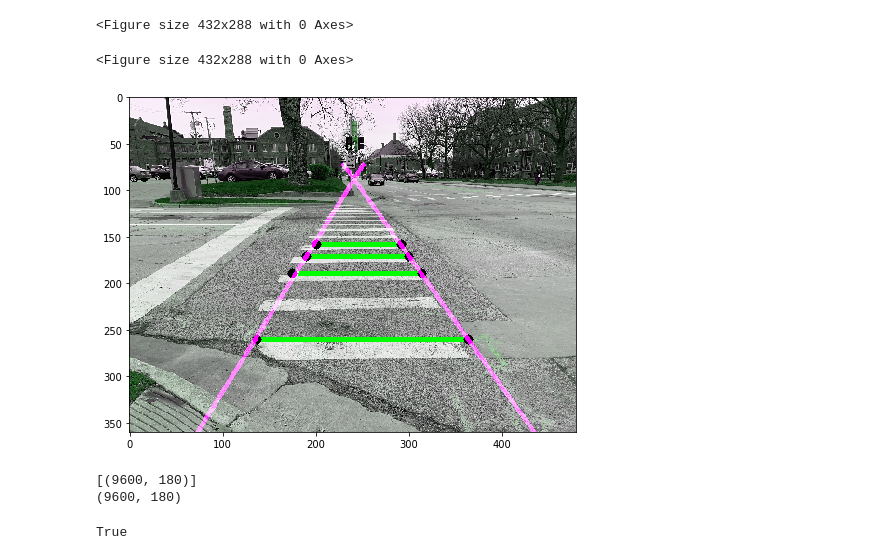
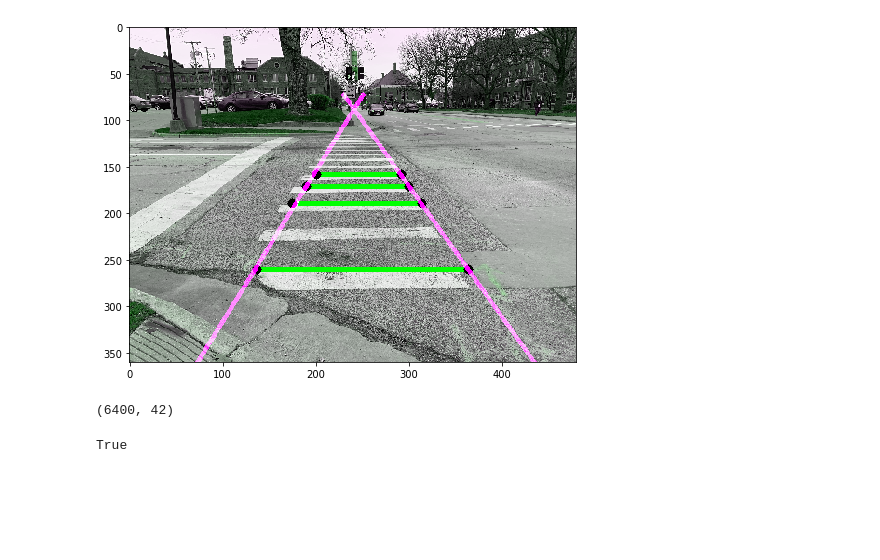
Before and after one commit to Zaoldyeckk/Erlang-System, a Jupyter notebook: FinalProj.ipynb, the cells around one changed output. Cells and saved outputs as stored; diff of their text form; code cells hidden in the pictures; blank space fills up the shorter version.

```diff
--- a/FinalProj.ipynb
+++ b/FinalProj.ipynb
@@ -365,8 +365,9 @@ def filterColors(img, box, threshold=0.015):
     else:
         return 'nostate'
 
-def img_seg(IMG_NAME):
-    img = read_image(IMG_NAME)
+def img_seg(img):
+    #img = read_image(IMG_NAME)
+    img = cv2.resize(img, (480, 360), interpolation=cv2.INTER_NEAREST)
     img = scipy.ndimage.gaussian_filter(img, sigma = sigma)
     edges = build(img)
 
@@ -395,8 +396,8 @@ def img_seg(IMG_NAME):
             u.union(a, b)
 
     output = generate_image(u, w, h)
-    output.save("sef2.png")
-
+    #output.save("sef2.png")
+    return np.array(output)
 def ransac(points):
     pass
 # %%
@@ -541,63 +540,53 @@ cv2.imwrite("combined_image.jpg", combined)
 # line_image = hough_lines(img_color,img_roi, rho, theta, threshold, min_line_len, max_line_gap)
 # show_image_gray(line_image)
 
-img_seg(image_name)
+img = img_seg(image)
+#print(type(img))
 
-IMG_NAME = "sef2.png"
-img = cv2.imread(IMG_NAME)
 
 kernel = np.ones((2,2),np.uint8)
 erosion = cv2.erode(img,kernel,iterations = 1)
-plt.imsave("ero-" + IMG_NAME, erosion)
-
+#plt.imsave("ero-" + IMG_NAME, erosion)
+#plt.imshow(erosion)
+#plt.show()
 # identifer_x = 300
 # identifer_y = 240
 # walkable = erosion.copy()
 # identifer = erosion[identifer_x, identifer_y]
 # walkable[walkable != identifer] = 0
 # walkable = cv2.cvtColor(walkable, cv2.COLOR_BGR2GRAY)
 # walkable[walkable != 0] = 1
 # kernel = np.ones((3,3),np.uint8)
 # dilation = cv2.dilate(walkable,kernel,iterations = 1)
 # plt.imsave("dwalk-" + IMG_NAME, dilation, cmap="gray")
 
 erosion = cv2.cvtColor(erosion, cv2.COLOR_BGR2GRAY)
 roi = erosion[320:360, 160:320]
 im = Image.fromarray(roi)
-plt.imsave("roi-" + IMG_NAME, roi)
+#plt.imsave("roi-" + IMG_NAME, roi)
+#plt.imshow(im)
+#plt.show()
 w, h = im.size
 colors = im.getcolors(w*h)
-print(colors)
+#print(colors)
 print(max(colors))
 count, (c) = max(colors)
 colors.remove((count, c))
 if len(colors) > 0:
     _, (c2) = max(colors)
 walkable = erosion.copy()
 walkable[walkable == c] = 1
 if len(colors) > 0:
     walkable[walkable == c2] = 1
 walkable[walkable != 1] = 0
-new_name = "walk-" + IMG_NAME
-plt.imsave(new_name, walkable, cmap="gray")
 
-show = plt.imread(new_name)
-show = cv2.resize(show,(1440,1080))
-
-blue = show[:,:,0] == 255
-green = show[:,:,1] == 255
-red = show[:,:, 2] == 255
-show[blue, 0] = 255
-show[green, 1] = 0
-show[red,2] = 0
-
-combined_side = cv2.addWeighted(show,0.2,boximg,0.8,1)
+walkable = cv2.resize(walkable,(1440,1080))
+segmented_image = np.zeros((walkable.shape[0],walkable.shape[1],3),dtype=np.uint8)
+segmented_image[:,:,0] = np.where(walkable == 1,255,0)
+combined_side = cv2.addWeighted(segmented_image,0.2,boximg,0.8,1)
 cv2.imwrite("combined_side_image.jpg", combined_side)
 # %% [output]
+[figure]
-<Figure size 432x288 with 0 Axes>
+(6400, 42)
-<Figure size 432x288 with 0 Axes>
+True
-[figure]
-[(9600, 180)]
-(9600, 180)
-True
 # %%
```
Also changed, not shown: parts of 2 cells of this notebook.
